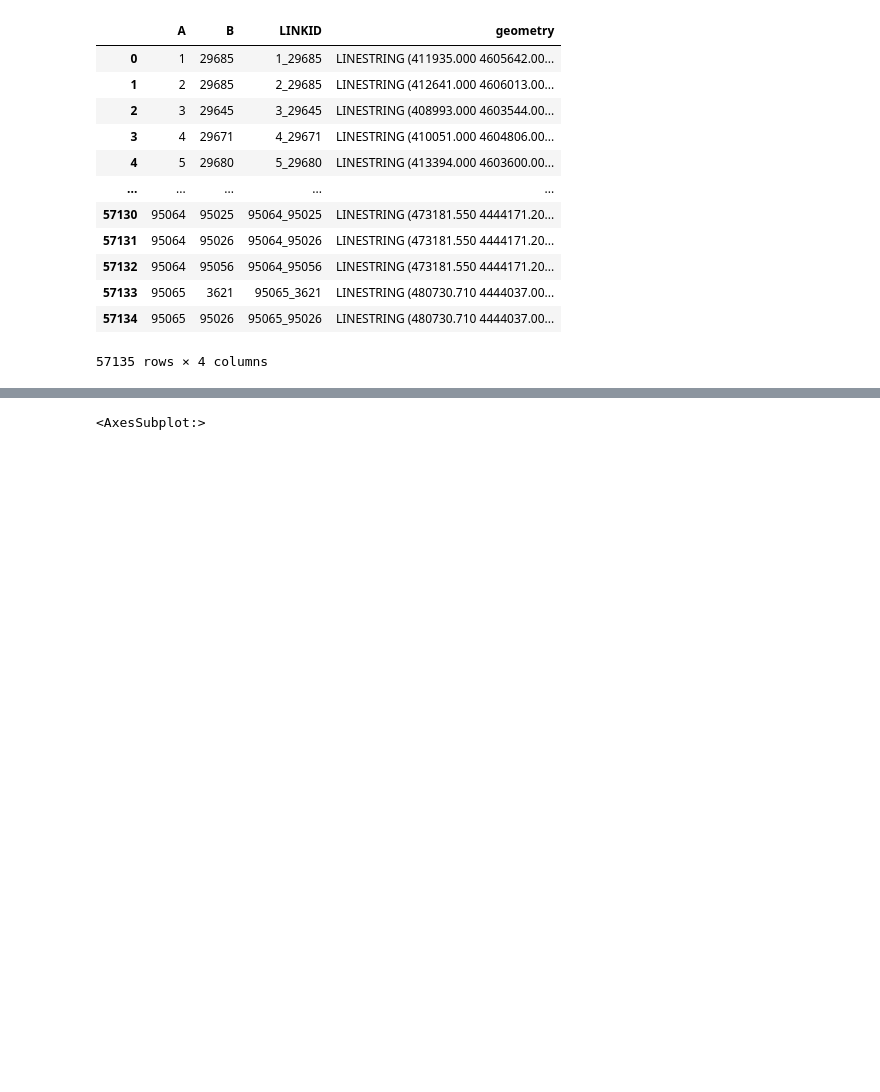
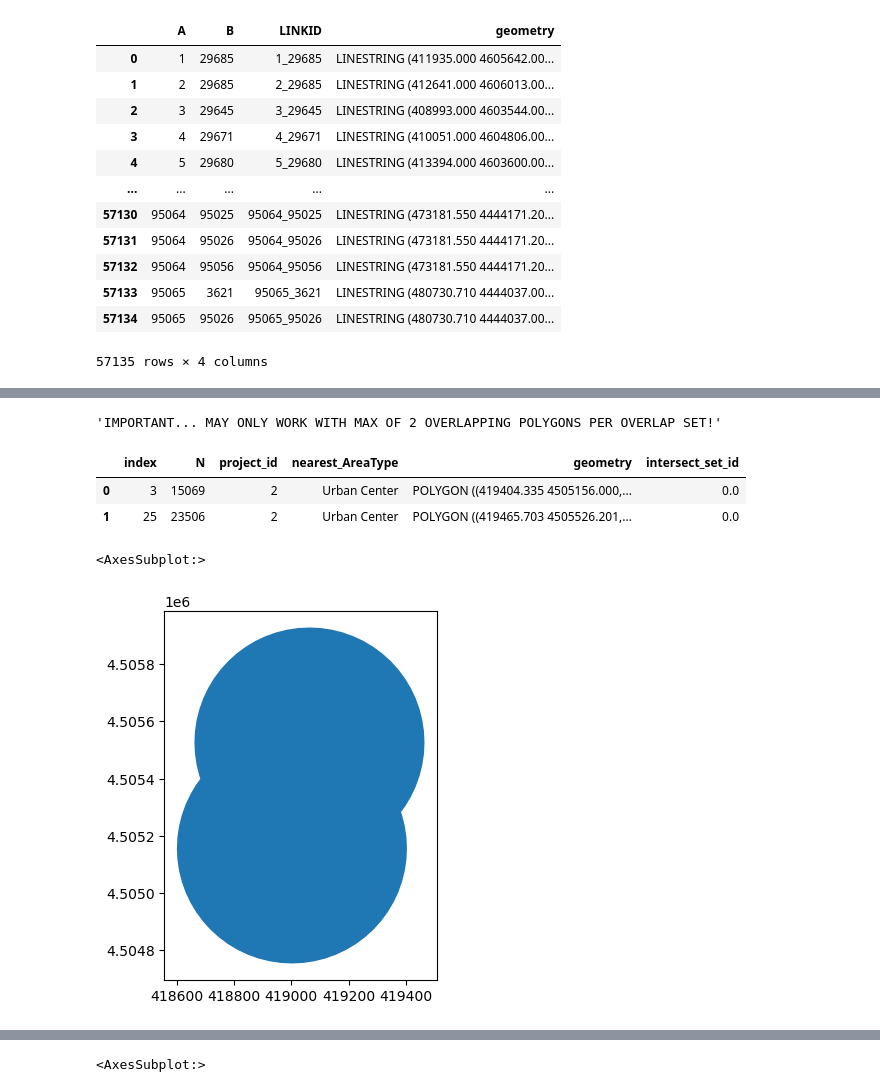
Before and after one commit to WFRCAnalytics/Wasatch-Choice-Land-Use-And-Transit-Scenario, a Jupyter notebook: 2-Prepare-Station-Areas.ipynb, the cells around one changed output, grey strips where cells are left out. Cells and saved outputs as stored; diff of their text form; code cells hidden in the pictures; blank space fills up the shorter version.

```diff
--- a/2-Prepare-Station-Areas.ipynb
+++ b/2-Prepare-Station-Areas.ipynb
@@ -455,0 +481,44 @@ Urban Center
+# %%
+# figure out sets of overlapping polygons
+
+import geopandas as gpd
+from shapely.geometry import Polygon
+
+gdf = gdf_buffered_stops_with_centers
+
+# Assuming you already have your GeoDataFrame 'gdf'
+# Create an empty GeoDataFrame with the same CRS as the original
+gdf_overlapping_polygons = gpd.GeoDataFrame(columns=gdf.columns, crs=gdf.crs)
+
+intersect_set_id = 0;
+
+display("IMPORTANT... MAY ONLY WORK WITH MAX OF 2 OVERLAPPING POLYGONS PER OVERLAP SET!")
+
+# Check each polygon against every other polygon
+for i, poly1 in gdf.iterrows():
+    for j, poly2 in gdf.iterrows():
+        if i >= j:
+            continue
+        if poly1.geometry.intersects(poly2.geometry):
+            poly2['intersect_set_id'] = intersect_set_id
+            poly1['intersect_set_id'] = intersect_set_id
+            gdf_overlapping_polygons = gdf_overlapping_polygons.append(poly1)
+            gdf_overlapping_polygons = gdf_overlapping_polygons.append(poly2)
+            intersect_set_id += 1
+
+# Remove duplicates
+gdf_overlapping_polygons = gdf_overlapping_polygons.drop_duplicates()
+
+# Reset index
+gdf_overlapping_polygons = gdf_overlapping_polygons.reset_index(drop=True)
+
+# Display or save the resulting GeoDataFrame
+display(gdf_overlapping_polygons)
+display(gdf_overlapping_polygons.plot())
+# %% [output]
+'IMPORTANT... MAY ONLY WORK WITH MAX OF 2 OVERLAPPING POLYGONS PER OVERLAP SET!'
+|  | index | N | project_id | nearest_AreaType | geometry | intersect_set_id |
+| 0 | 3 | 15069 | 2 | Urban Center | POLYGON ((419404.335 4505156.000,... | 0.0 |
+| 1 | 25 | 23506 | 2 | Urban Center | POLYGON ((419465.703 4505526.201,... | 0.0 |
+<AxesSubplot:>
+[figure, added]
```
Also changed, not shown: parts of 21 cells of this notebook, 43 other files.
